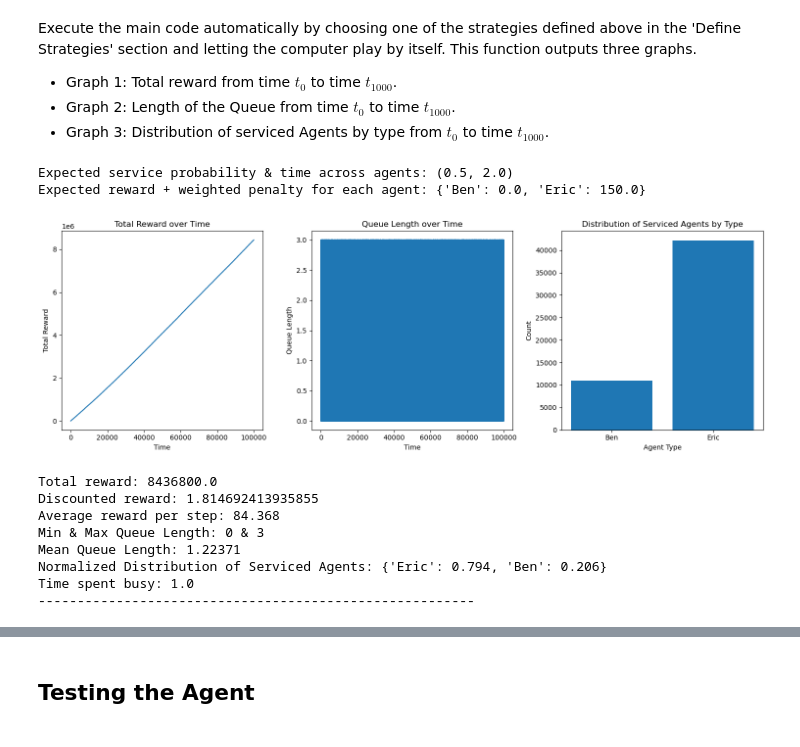
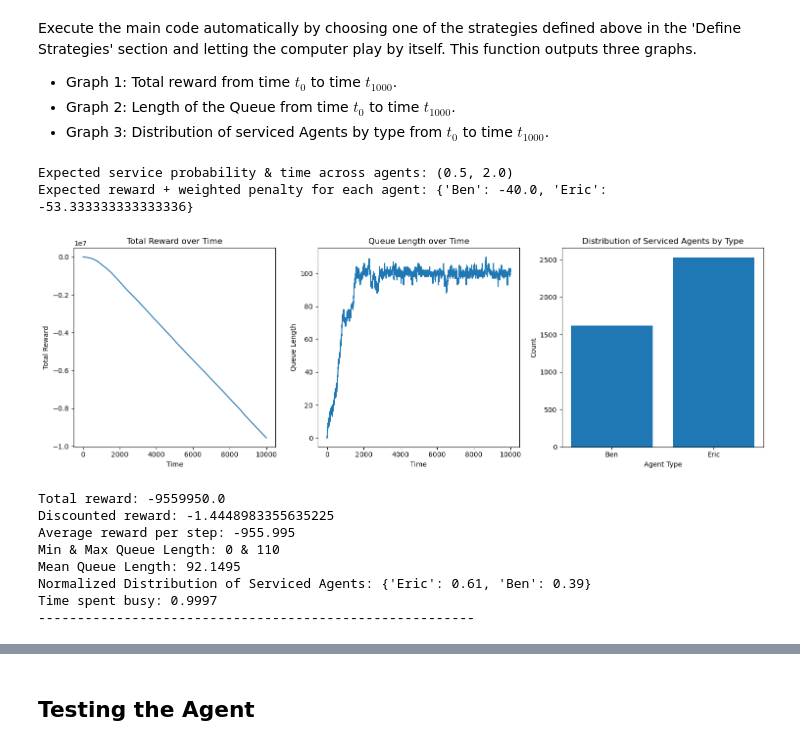
Before and after one commit to alexandre-bismuth/AgentLearning, a Jupyter notebook: QAgent.ipynb, the cells around one changed output, grey strips where cells are left out. Cells and saved outputs as stored; diff of their text form; code cells hidden in the pictures.

```diff
--- a/QAgent.ipynb
+++ b/QAgent.ipynb
@@ -334,7 +341,7 @@ class QLearningAgent:
 # %% [markdown]
 ## Choosing base parameters
 # %%
-training_steps = 100_000
+training_steps = 10_000
 
 # Penalty functions
 def penalty_func_constant(time_in_queue, penalty_value):
@@ -349,15 +356,15 @@ agents = {
     # service_probability: float in [0,1]
     # reward, penalty, distrib_weight: float (unconstrained)
     # "Alex" : [0.5, 50, 0, 0, penalty_func_constant],
-    "Ben" : [0.25, 0, 0, 3, penalty_func_constant],
+    "Ben" : [0.25, 0, 10, 3, penalty_func_constant],
     # "Cameron" : [0.3, 30, 0, 0, penalty_func_constant],
     # "Dennis" : [0.4, 20, 0, 0, penalty_func_constant],
-    "Eric": [0.75, 200, 0, 3, penalty_func_constant],
+    "Eric": [0.75, 0, 40, 3, penalty_func_constant],
     # "Fabien": [0.3, 50, 0, 0, penalty_func_constant],
 }
 
 # Probabilty that a new agent joins the queue
-arrival_prob = 1
+arrival_prob = 0.5
 
 # Number of agents in the queue at t = 0
 # We either choose a random weighted queue or a specific queue
@@ -374,13 +381,13 @@ def regularization(alpha,length):
     return alpha*length
 
 # Initialize Q-Learning Agent
-truncation = 1
-learning_rate = 1
-epsilon = 0.5
+truncation = 100
+learning_rate = 0.01
+epsilon = 0.2
 
 # Epsilon decaying function
 def epsilon_function(epsilon):
-    # return epsilon
-    return max(epsilon - 1/training_steps, 0.05)
+    return epsilon
+    # return max(epsilon - 1/training_steps, 0.05)
 
 q_agent = QLearningAgent(agents, truncation, discount, learning_rate, epsilon, epsilon_function)
@@ -394,30 +399,23 @@ Execute the main code automatically by choosing one of the strategies defined ab
 - Graph 2: Length of the Queue from time $t_0$ to time $t_{1000}$.
 - Graph 3: Distribution of serviced Agents by type from $t_0$ to time $t_{1000}$.
 # %%
-simulation = QueueSimulation(
-    agents,
-    arrival_prob,
-    init,
-    alpha,
-    discount,
-    truncation
-)
+simulation = QueueSimulation(agents,arrival_prob,init,alpha,discount,truncation)
 
 print(f"Expected service probability & time across agents: {service()}")
 print(f"Expected reward + weighted penalty for each agent: {average()}")
 simulation.train(steps=training_steps)
 simulation.get_results()
 # %% [output]
 Expected service probability & time across agents: (0.5, 2.0)
-Expected reward + weighted penalty for each agent: {'Ben': 0.0, 'Eric': 150.0}
+Expected reward + weighted penalty for each agent: {'Ben': -40.0, 'Eric': -53.333333333333336}
-[figure, old version]
+[figure, new version]
-Total reward: 8436800.0
-Discounted reward: 1.814692413935855
-Average reward per step: 84.368
-Min & Max Queue Length: 0 & 3
-Mean Queue Length: 1.22371
-Normalized Distribution of Serviced Agents: {'Eric': 0.794, 'Ben': 0.206}
-Time spent busy: 1.0
+Total reward: -9559950.0
+Discounted reward: -1.4448983355635225
+Average reward per step: -955.995
+Min & Max Queue Length: 0 & 110
+Mean Queue Length: 92.1495
+Normalized Distribution of Serviced Agents: {'Eric': 0.61, 'Ben': 0.39}
+Time spent busy: 0.9997
 --------------------------------------------------------
 # %%
 q_agent.q_table
```
Also changed, not shown: parts of 5 cells of this notebook.
